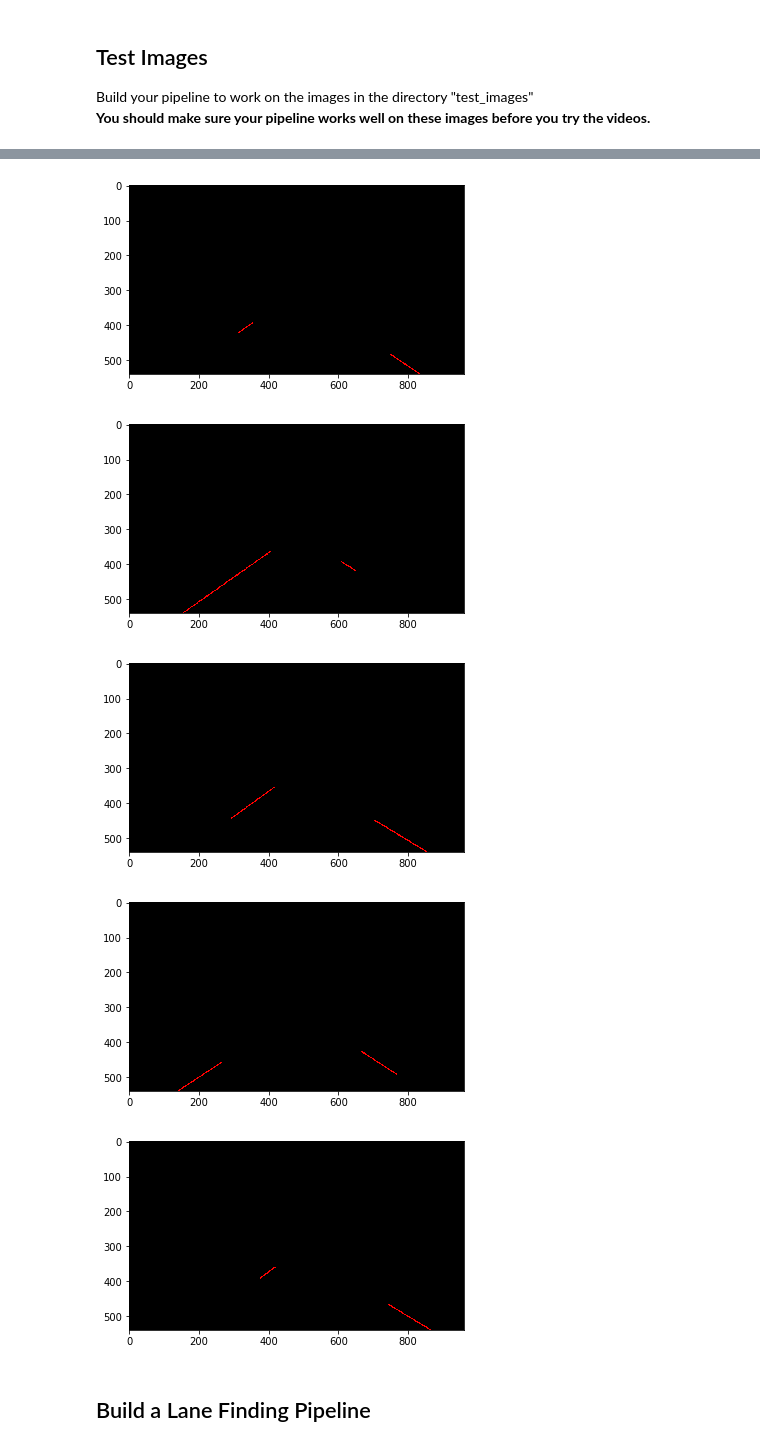
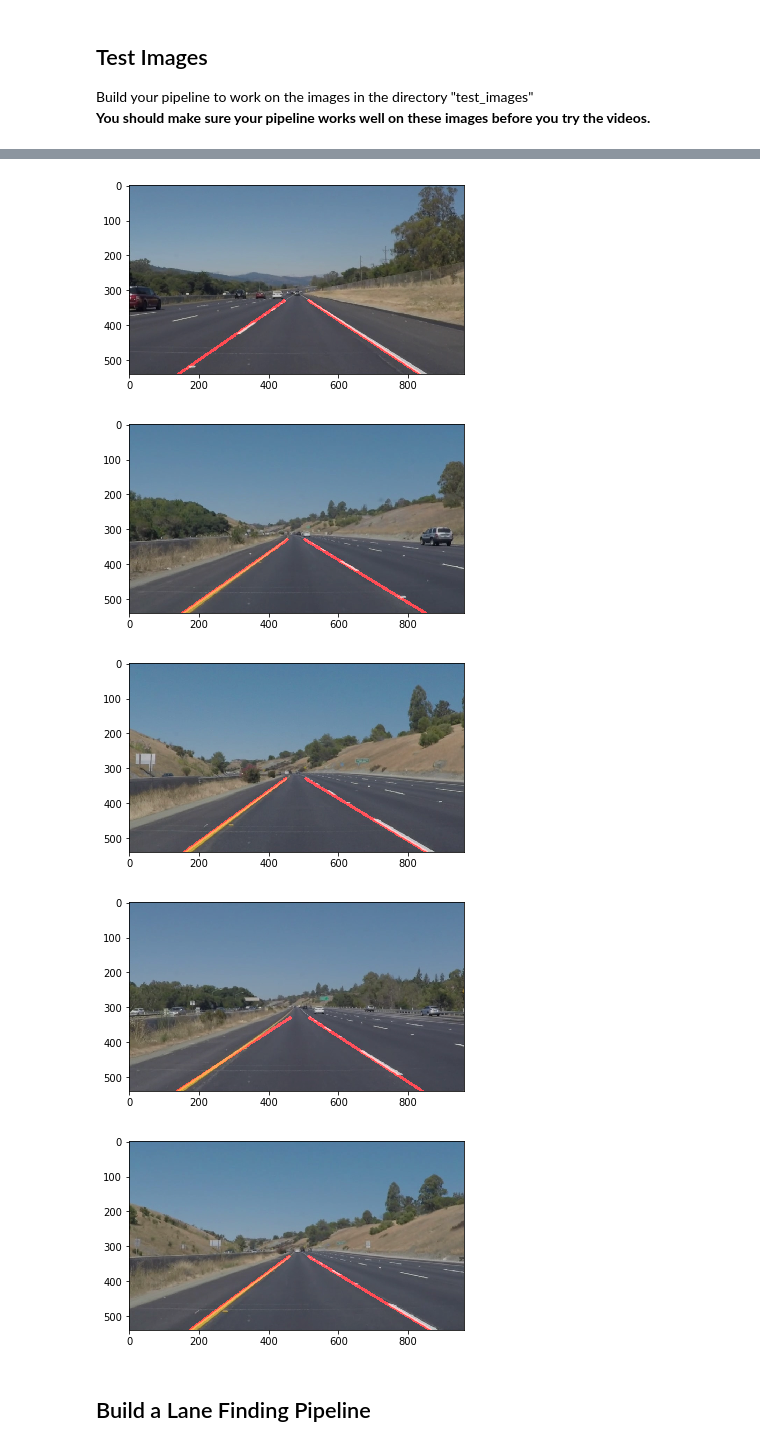
Before and after one commit to visionbot/CarND-LaneLines-P1, a Jupyter notebook: P1.ipynb, the cells around one changed output, grey strips where cells are left out. Cells and saved outputs as stored; diff of their text form; code cells hidden in the pictures.

```diff
--- a/P1.ipynb
+++ b/P1.ipynb
@@ -158,6 +158,16 @@ def pick_lanes(lines):
             if abs(la + ra) < min:
                 min = abs(la+ra)
                 lane_pair = [(lx1, ly1, lx2, ly2, la), (rx1, ry1, rx2, ry2, ra)]
+                #add max and min points
+                lslope = (ly2-ly1)/(lx2-lx1) + 0.0001
+                rslope = (ry2-ry1)/(rx2-rx1) + 0.0001
+                X_intercept_left= int(lx2-(ly2-img.shape[0])/lslope) #x2+y2-y1/m
+                X_intercept_right= int(rx2-(ry2-img.shape[0])/rslope) #x2+y2-y1/m
+
+                Y_top  = 330
+                X_top_left = int(X_intercept_left + (Y_top-img.shape[0])/lslope)
+                X_top_right =int(X_intercept_right + (Y_top-img.shape[0])/rslope)
+                lane_pair = [(X_top_left, Y_top, X_intercept_left, img.shape[0], la), (X_top_right, Y_top, X_intercept_right, img.shape[0], ra)]
 
     # Interpolate lines
 
@@ -195,7 +205,7 @@ def draw_lines(img, lines, color=[255, 0, 0], thickness=2):
     """
     lane_pair = pick_lanes(lines)
     for x1,y1,x2,y2,a in lane_pair:
-        cv2.line(img, (x1, y1), (x2, y2), color, thickness)
+        cv2.line(img, (x1, y1), (x2, y2), color, thickness*4)
 
 
 def hough_lines(img, rho, theta, threshold, min_line_len, max_line_gap):
@@ -235,6 +245,7 @@ import cv2
 
 
 d = './test_images/'
+out = './test_images_output/'
 files = os.listdir(d)
 print(files)
 
@@ -257,7 +268,7 @@ for f in files:
     # mask = cv2.inRange(img, 100, 255)
 
     # Bitwise-AND mask and original image
-    res = cv2.bitwise_and(img, img, mask=mask)
+    #res = cv2.bitwise_and(img, img, mask=mask)
 
     # Identify pixels below the threshold
     thresholds = (img_g[:,:,0] < 200) | (img_g[:,:,1] < 100) | (img_g[:,:,2] < 100)
@@ -274,11 +285,12 @@ for f in files:
     max_line_gap = 20
     line_img = hough_lines(img_edges, rho, theta, threshold, min_line_len, max_line_gap)
 
-
+    lines_edges = weighted_img(line_img, img)
 
     plt.figure()
-    plt.imshow(line_img, 'gray')
+    plt.imshow(lines_edges, 'gray')
+    outname = os.path.join(out, f)
+    cv2.imwrite(outname,lines_edges)
     #plt.imshow(mask, 'gray')
-    idx = idx * 2
 # %% [output]
 ['solidWhiteCurve.jpg', 'solidWhiteRight.jpg', 'solidYellowCurve.jpg', 'solidYellowCurve2.jpg', 'solidYellowLeft.jpg', 'whiteCarLaneSwitch.jpg']
@@ -302,8 +298,8 @@ for f in files:
-[figure, old version]
+[figure, new version]
-[figure, old version]
+[figure, new version]
-[figure, old version]
+[figure, new version]
-[figure, old version]
+[figure, new version]
-[figure, old version]
+[figure, new version]
 # %% [markdown]
 ## Build a Lane Finding Pipeline
 # %% [markdown]
```
Also changed, not shown: parts of 9 cells of this notebook, 9 other files.
